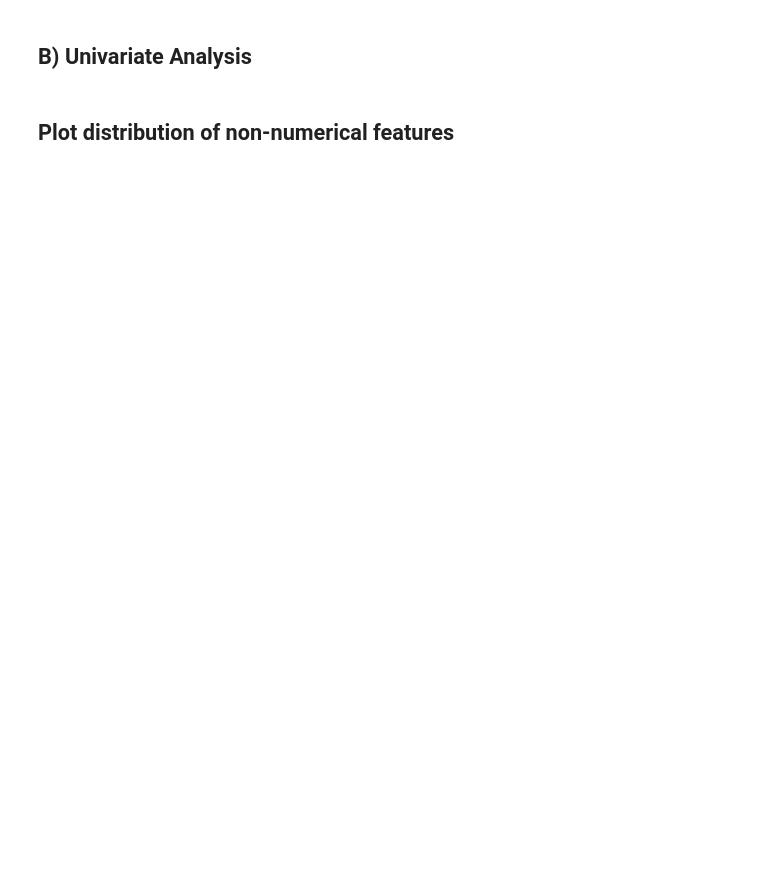
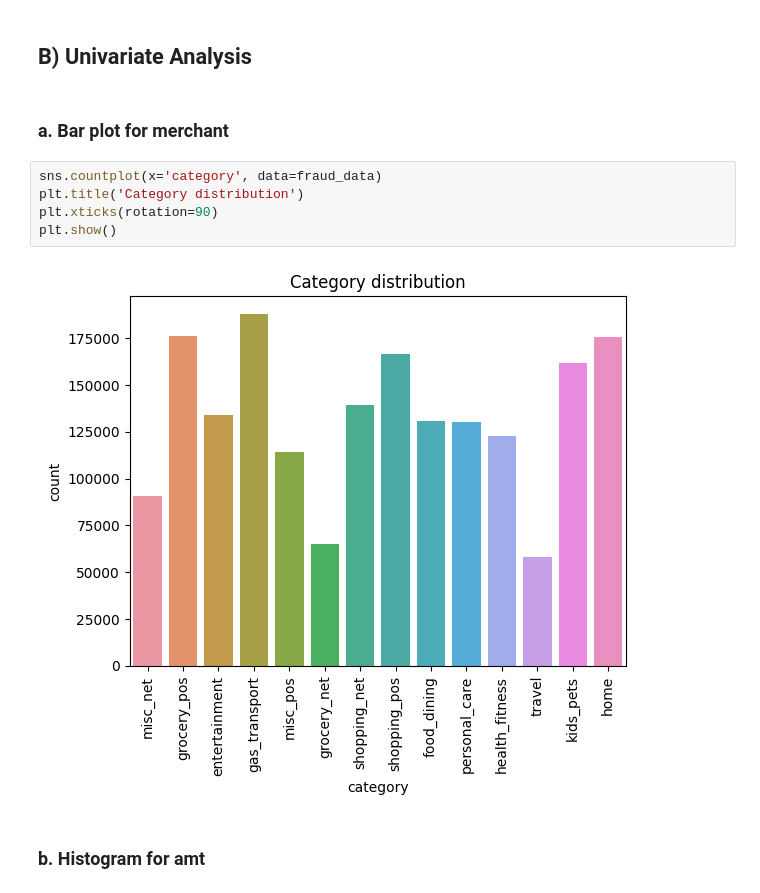
Before and after one commit to arthuralbarelli/ml-credit-card-fraud-detection, a Jupyter notebook: credit_card_fraud_exploratory_analysis.ipynb, the cells around one changed output. Cells and saved outputs as stored; diff of their text form; blank space fills up the shorter version.

Commit message:
feat(analysis): Add different plots
This commit adds the distribution plot for features:
- category
- amt
- gender
- state
- is_fraud

```diff
--- a/credit_card_fraud_exploratory_analysis.ipynb
+++ b/credit_card_fraud_exploratory_analysis.ipynb
@@ -140,5 +140,14 @@ fraud_data.describe().style.format('{:.2f}')
 | max | 1296674.00 | 4992346398065154048.00 | 28948.90 | 99921.00 | 66.69 | -67.95 | 2906700.00 | 1388534374.00 | 67.51 | -66.95 | ... |
 # %% [markdown]
 ## B) Univariate Analysis
+# %% [markdown]
+### a. Bar plot for merchant
+# %%
+sns.countplot(x='category', data=fraud_data)
+plt.title('Category distribution')
+plt.xticks(rotation=90)
+plt.show()
+# %% [output]
+[figure, added]
 # %% [markdown]
-## Plot distribution of non-numerical features
+### b. Histogram for amt
```
Also changed, not shown: parts of 13 cells of this notebook, 1 other file.
